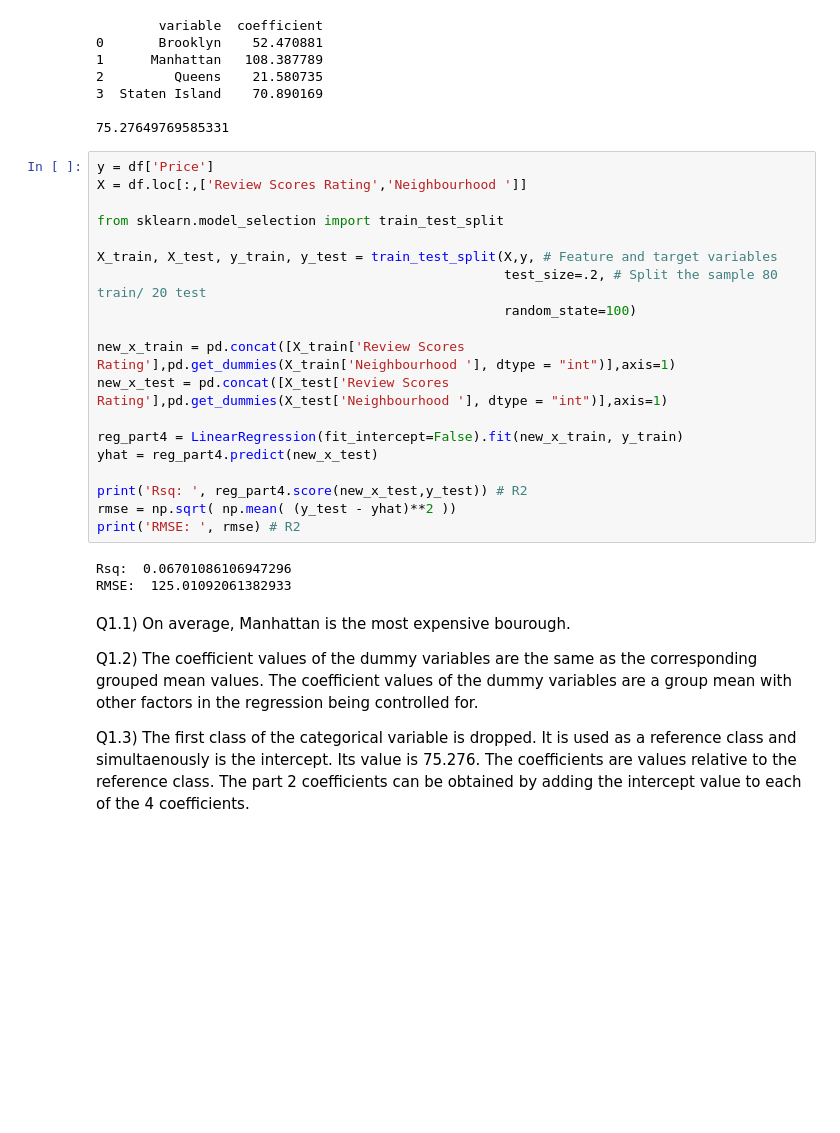
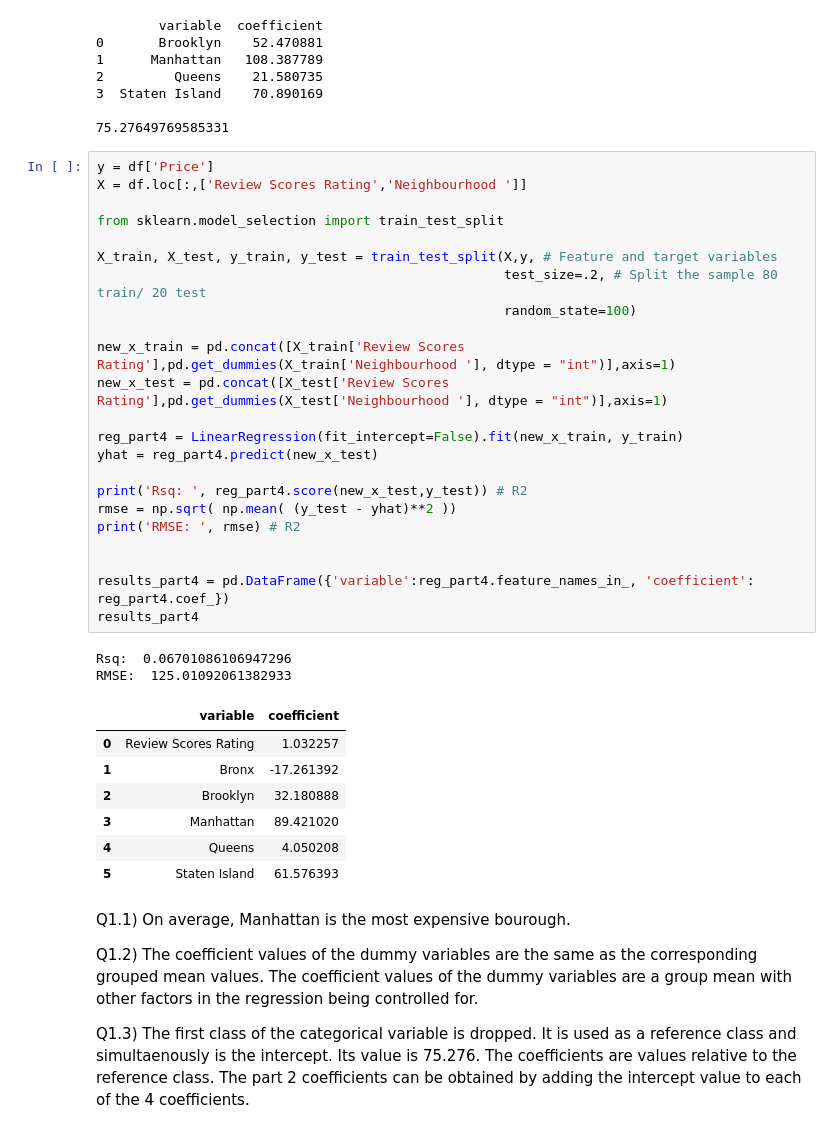
Before and after one commit to chrisjwkim/linearRegression, a Jupyter notebook: assignment.ipynb, the cells around one changed output. Cells and saved outputs as stored; diff of their text form; blank space fills up the shorter version.

```diff
--- a/assignment.ipynb
+++ b/assignment.ipynb
@@ -101,25 +101,36 @@ print(reg_int.intercept_)
 # %%
 y = df['Price']
 X = df.loc[:,['Review Scores Rating','Neighbourhood ']]
 
 from sklearn.model_selection import train_test_split
 
 X_train, X_test, y_train, y_test = train_test_split(X,y, # Feature and target variables
                                                     test_size=.2, # Split the sample 80 train/ 20 test
                                                     random_state=100)
 
 new_x_train = pd.concat([X_train['Review Scores Rating'],pd.get_dummies(X_train['Neighbourhood '], dtype = "int")],axis=1)
 new_x_test = pd.concat([X_test['Review Scores Rating'],pd.get_dummies(X_test['Neighbourhood '], dtype = "int")],axis=1)
 
 reg_part4 = LinearRegression(fit_intercept=False).fit(new_x_train, y_train)
 yhat = reg_part4.predict(new_x_test)
 
 print('Rsq: ', reg_part4.score(new_x_test,y_test)) # R2
 rmse = np.sqrt( np.mean( (y_test - yhat)**2 ))
 print('RMSE: ', rmse) # R2
+
+
+results_part4 = pd.DataFrame({'variable':reg_part4.feature_names_in_, 'coefficient': reg_part4.coef_})
+results_part4
 # %% [output]
 Rsq:  0.06701086106947296
 RMSE:  125.01092061382933
+|  | variable | coefficient |
+| 0 | Review Scores Rating | 1.032257 |
+| 1 | Bronx | -17.261392 |
+| 2 | Brooklyn | 32.180888 |
+| 3 | Manhattan | 89.421020 |
+| 4 | Queens | 4.050208 |
+| 5 | Staten Island | 61.576393 |
 # %% [markdown]
 Q1.1) On average, Manhattan is the most expensive bourough.
 
```
Also changed, not shown: parts of 1 cell of this notebook.
